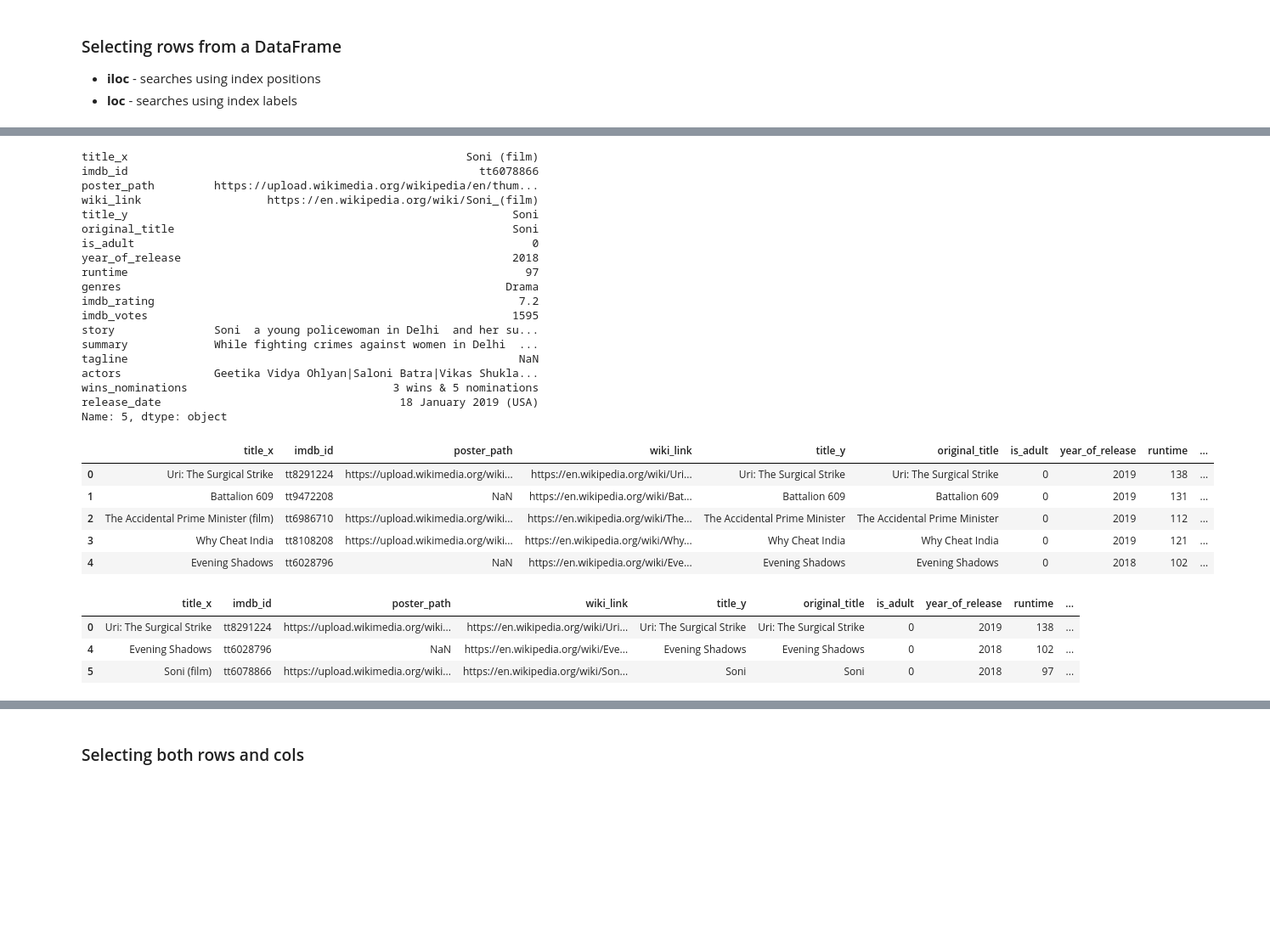
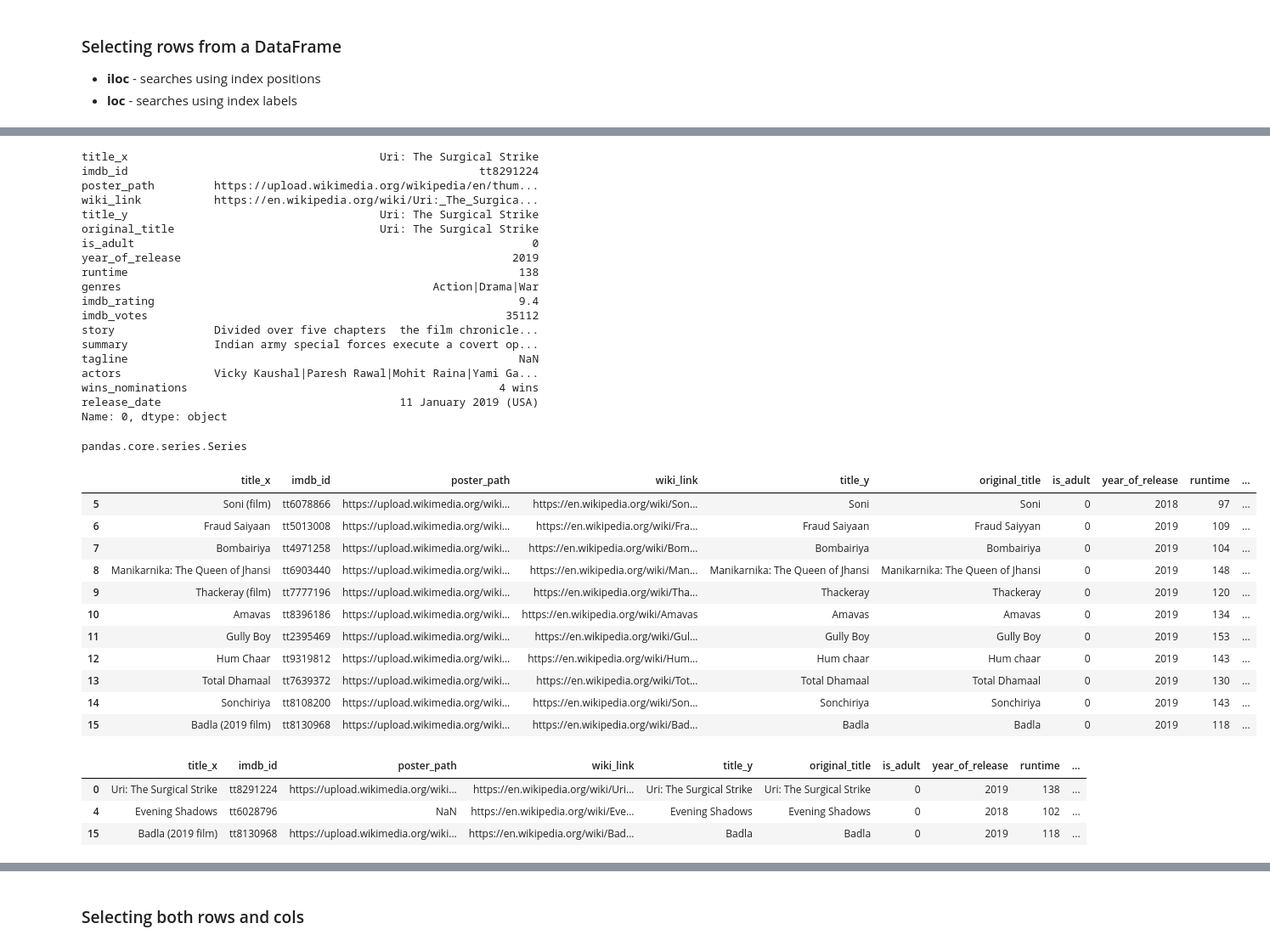
Before and after one commit to sushanttwayana/Exploratory_Data_Analysis-EDA-, a Jupyter notebook: 2. Pandas/1.2_Pandas_dataframes.ipynb, the cells around one changed output, grey strips where cells are left out. Shown at 85% size. Drawn from its saved outputs; the diff is of its cells as text; code cells hidden in the pictures; blank space fills up the shorter version.

Commit message:
pandas dataframe complete

```diff
--- a/2. Pandas/1.2_Pandas_dataframes.ipynb
+++ b/2. Pandas/1.2_Pandas_dataframes.ipynb
@@ -449,42 +491,52 @@ ipl[['Team1','Team2','WinningTeam']]
 # %%
 # single row
-movies.iloc[5]
+movies.iloc[0]
 # %% [output]
-title_x                                                   Soni (film)
-imdb_id                                                     tt6078866
+title_x                                      Uri: The Surgical Strike
+imdb_id                                                     tt8291224
 poster_path         https://upload.wikimedia.org/wikipedia/en/thum...
-wiki_link                   https://en.wikipedia.org/wiki/Soni_(film)
-title_y                                                          Soni
-original_title                                                   Soni
+wiki_link           https://en.wikipedia.org/wiki/Uri:_The_Surgica...
+title_y                                      Uri: The Surgical Strike
+original_title                               Uri: The Surgical Strike
 is_adult                                                            0
-year_of_release                                                  2018
-runtime                                                            97
-genres                                                          Drama
-imdb_rating                                                       7.2
-imdb_votes                                                       1595
-story               Soni  a young policewoman in Delhi  and her su...
-summary             While fighting crimes against women in Delhi  ...
+year_of_release                                                  2019
+runtime                                                           138
+genres                                               Action|Drama|War
+imdb_rating                                                       9.4
+imdb_votes                                                      35112
+story               Divided over five chapters  the film chronicle...
+summary             Indian army special forces execute a covert op...
 tagline                                                           NaN
-actors              Geetika Vidya Ohlyan|Saloni Batra|Vikas Shukla...
-wins_nominations                               3 wins & 5 nominations
-release_date                                    18 January 2019 (USA)
-Name: 5, dtype: object
+actors              Vicky Kaushal|Paresh Rawal|Mohit Raina|Yami Ga...
+wins_nominations                                               4 wins
+release_date                                    11 January 2019 (USA)
+Name: 0, dtype: object
+# %%
+type(movies.iloc[0])
+# %% [output]
+pandas.core.series.Series
 # %%
 # multiple row
-movies.iloc[:5]
+movies.iloc[5:16]
 # %% [output]
 |  | title_x | imdb_id | poster_path | wiki_link | title_y | original_title | is_adult | year_of_release | runtime | ... |
-| 0 | Uri: The Surgical Strike | tt8291224 | https://upload.wikimedia.org/wiki... | https://en.wikipedia.org/wiki/Uri... | Uri: The Surgical Strike | Uri: The Surgical Strike | 0 | 2019 | 138 | ... |
-| 1 | Battalion 609 | tt9472208 | NaN | https://en.wikipedia.org/wiki/Bat... | Battalion 609 | Battalion 609 | 0 | 2019 | 131 | ... |
-| 2 | The Accidental Prime Minister (film) | tt6986710 | https://upload.wikimedia.org/wiki... | https://en.wikipedia.org/wiki/The... | The Accidental Prime Minister | The Accidental Prime Minister | 0 | 2019 | 112 | ... |
-| 3 | Why Cheat India | tt8108208 | https://upload.wikimedia.org/wiki... | https://en.wikipedia.org/wiki/Why... | Why Cheat India | Why Cheat India | 0 | 2019 | 121 | ... |
-| 4 | Evening Shadows | tt6028796 | NaN | https://en.wikipedia.org/wiki/Eve... | Evening Shadows | Evening Shadows | 0 | 2018 | 102 | ... |
+| 5 | Soni (film) | tt6078866 | https://upload.wikimedia.org/wiki... | https://en.wikipedia.org/wiki/Son... | Soni | Soni | 0 | 2018 | 97 | ... |
+| 6 | Fraud Saiyaan | tt5013008 | https://upload.wikimedia.org/wiki... | https://en.wikipedia.org/wiki/Fra... | Fraud Saiyaan | Fraud Saiyyan | 0 | 2019 | 109 | ... |
+| 7 | Bombairiya | tt4971258 | https://upload.wikimedia.org/wiki... | https://en.wikipedia.org/wiki/Bom... | Bombairiya | Bombairiya | 0 | 2019 | 104 | ... |
+| 8 | Manikarnika: The Queen of Jhansi | tt6903440 | https://upload.wikimedia.org/wiki... | https://en.wikipedia.org/wiki/Man... | Manikarnika: The Queen of Jhansi | Manikarnika: The Queen of Jhansi | 0 | 2019 | 148 | ... |
+| 9 | Thackeray (film) | tt7777196 | https://upload.wikimedia.org/wiki... | https://en.wikipedia.org/wiki/Tha... | Thackeray | Thackeray | 0 | 2019 | 120 | ... |
+| 10 | Amavas | tt8396186 | https://upload.wikimedia.org/wiki... | https://en.wikipedia.org/wiki/Amavas | Amavas | Amavas | 0 | 2019 | 134 | ... |
+| 11 | Gully Boy | tt2395469 | https://upload.wikimedia.org/wiki... | https://en.wikipedia.org/wiki/Gul... | Gully Boy | Gully Boy | 0 | 2019 | 153 | ... |
+| 12 | Hum Chaar | tt9319812 | https://upload.wikimedia.org/wiki... | https://en.wikipedia.org/wiki/Hum... | Hum chaar | Hum chaar | 0 | 2019 | 143 | ... |
+| 13 | Total Dhamaal | tt7639372 | https://upload.wikimedia.org/wiki... | https://en.wikipedia.org/wiki/Tot... | Total Dhamaal | Total Dhamaal | 0 | 2019 | 130 | ... |
+| 14 | Sonchiriya | tt8108200 | https://upload.wikimedia.org/wiki... | https://en.wikipedia.org/wiki/Son... | Sonchiriya | Sonchiriya | 0 | 2019 | 143 | ... |
+| 15 | Badla (2019 film) | tt8130968 | https://upload.wikimedia.org/wiki... | https://en.wikipedia.org/wiki/Bad... | Badla | Badla | 0 | 2019 | 118 | ... |
 # %%
 # fancy indexing
-movies.iloc[[0,4,5]]
+movies.iloc[[0,4,15]]
 # %% [output]
 |  | title_x | imdb_id | poster_path | wiki_link | title_y | original_title | is_adult | year_of_release | runtime | ... |
 | 0 | Uri: The Surgical Strike | tt8291224 | https://upload.wikimedia.org/wiki... | https://en.wikipedia.org/wiki/Uri... | Uri: The Surgical Strike | Uri: The Surgical Strike | 0 | 2019 | 138 | ... |
 | 4 | Evening Shadows | tt6028796 | NaN | https://en.wikipedia.org/wiki/Eve... | Evening Shadows | Evening Shadows | 0 | 2018 | 102 | ... |
-| 5 | Soni (film) | tt6078866 | https://upload.wikimedia.org/wiki... | https://en.wikipedia.org/wiki/Son... | Soni | Soni | 0 | 2018 | 97 | ... |
+| 15 | Badla (2019 film) | tt8130968 | https://upload.wikimedia.org/wiki... | https://en.wikipedia.org/wiki/Bad... | Badla | Badla | 0 | 2019 | 118 | ... |
 # %%
```
Also changed, not shown: parts of 40 cells of this notebook.
